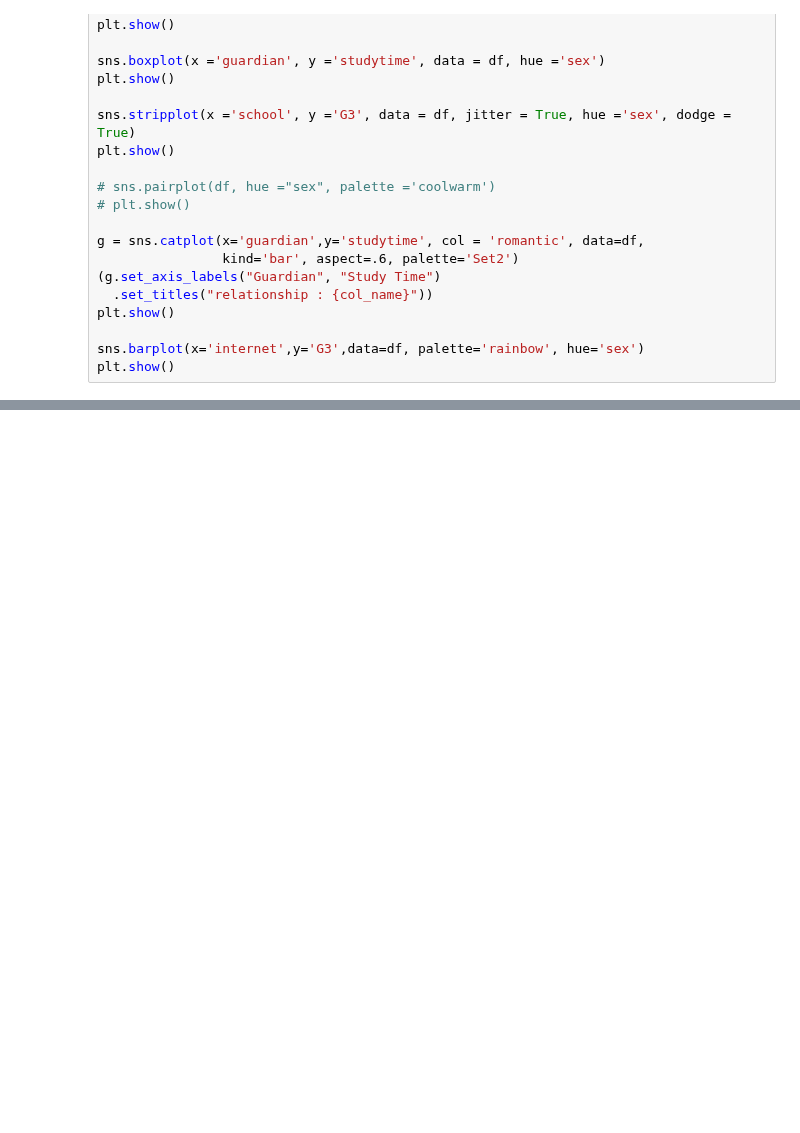
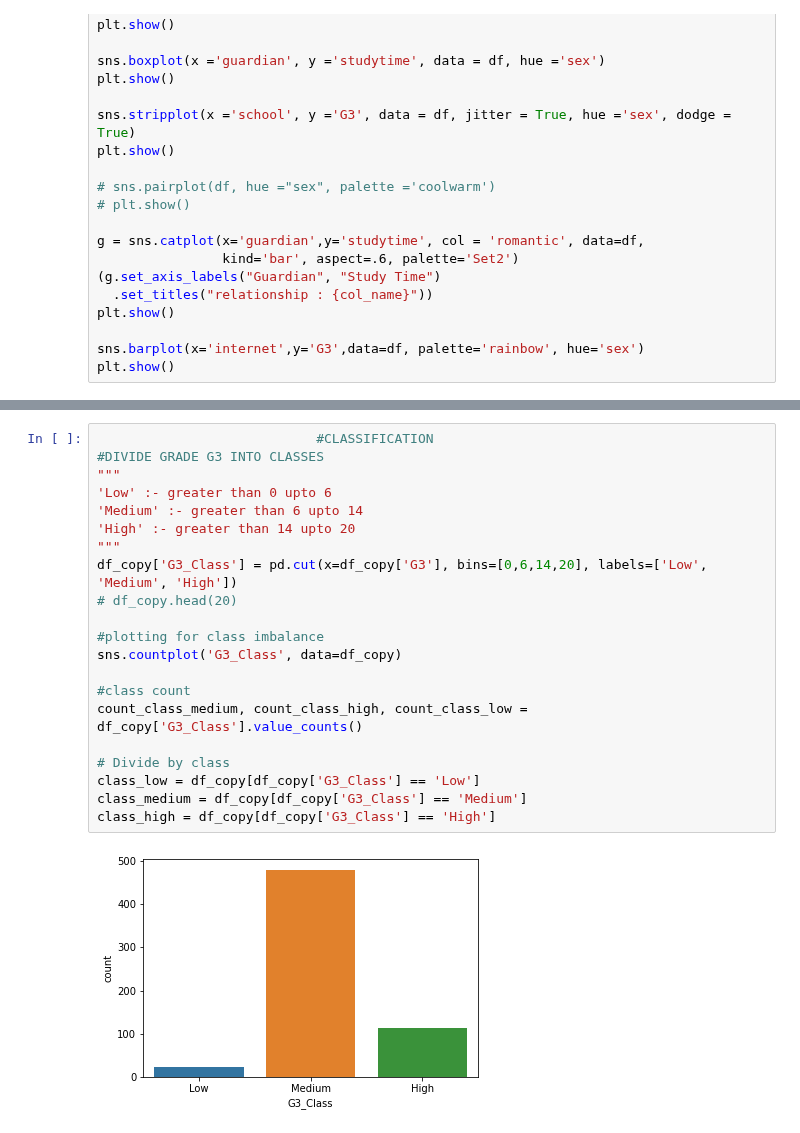
Before and after one commit to thoth2357/Scores-Prediction-and-Classification, a Jupyter notebook: main.ipynb, the cells around one changed output, grey strips where cells are left out. Cells and saved outputs as stored; diff of their text form; blank space fills up the shorter version.

```diff
--- a/main.ipynb
+++ b/main.ipynb
@@ -117,0 +195,23 @@ Name: G3, dtype: int64
+# %%
+                            #CLASSIFICATION
+#DIVIDE GRADE G3 INTO CLASSES
+"""
+'Low' :- greater than 0 upto 6
+'Medium' :- greater than 6 upto 14
+'High' :- greater than 14 upto 20
+"""
+df_copy['G3_Class'] = pd.cut(x=df_copy['G3'], bins=[0,6,14,20], labels=['Low', 'Medium', 'High'])
+# df_copy.head(20)
+
+#plotting for class imbalance
+sns.countplot('G3_Class', data=df_copy)
+
+#class count
+count_class_medium, count_class_high, count_class_low = df_copy['G3_Class'].value_counts()
+
+# Divide by class
+class_low = df_copy[df_copy['G3_Class'] == 'Low']
+class_medium = df_copy[df_copy['G3_Class'] == 'Medium']
+class_high = df_copy[df_copy['G3_Class'] == 'High']
+# %% [output]
+[figure, added]
```
Also changed, not shown: parts of 7 cells of this notebook, 1 other file.
